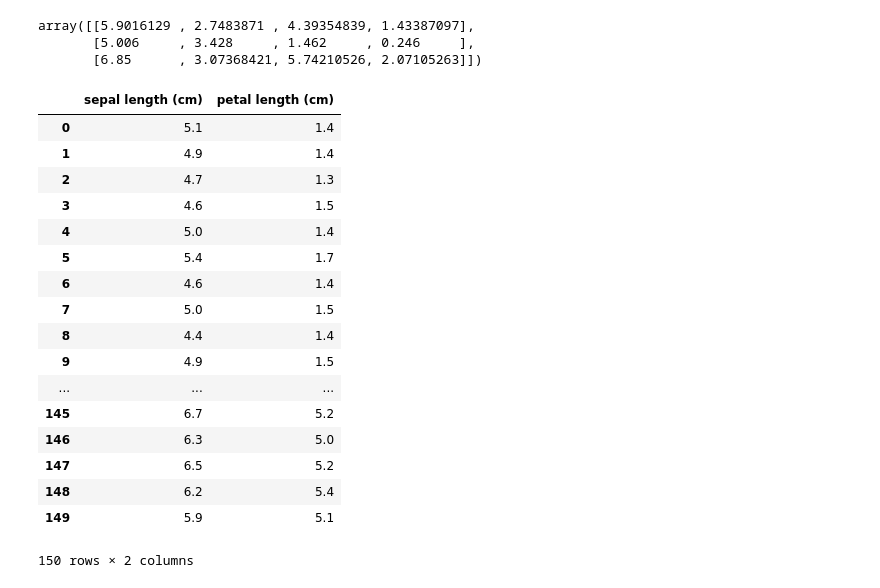
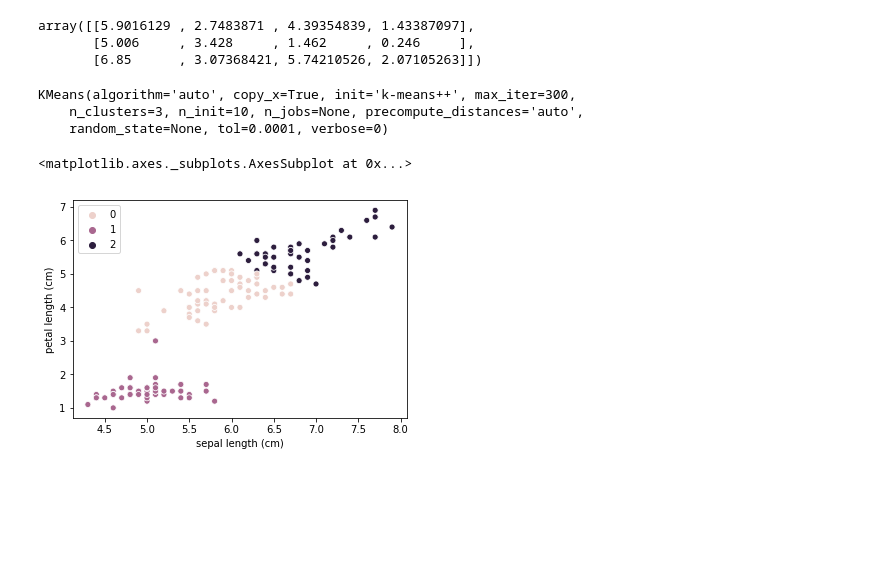
Before and after one commit to grand-coder/ML520, a Jupyter notebook: cluster.ipynb, the cells around one changed output. Saved outputs shown, nothing was run; the diff lists cells and outputs as text; code cells hidden in the pictures; blank space fills up the shorter version.

```diff
--- a/cluster.ipynb
+++ b/cluster.ipynb
@@ -65,23 +65,23 @@ array([[5.9016129 , 2.7483871 , 4.39354839, 1.43387097],
        [6.85      , 3.07368421, 5.74210526, 2.07105263]])
 # %%
 # 為了畫圖, 我重新分群一次(只用兩個特徵)
-df[ ["sepal length (cm)", "petal length (cm)"] ]
+new = df[ ["sepal length (cm)", "petal length (cm)"] ]
+clu = KMeans(n_clusters=3)
+clu.fit(new)
 # %% [output]
-|  | sepal length (cm) | petal length (cm) |
-| 0 | 5.1 | 1.4 |
-| 1 | 4.9 | 1.4 |
-| 2 | 4.7 | 1.3 |
-| 3 | 4.6 | 1.5 |
-| 4 | 5.0 | 1.4 |
-| 5 | 5.4 | 1.7 |
-| 6 | 4.6 | 1.4 |
-| 7 | 5.0 | 1.5 |
-| 8 | 4.4 | 1.4 |
-| 9 | 4.9 | 1.5 |
-| ... | ... | ... |
-| 145 | 6.7 | 5.2 |
-| 146 | 6.3 | 5.0 |
-| 147 | 6.5 | 5.2 |
-| 148 | 6.2 | 5.4 |
-| 149 | 5.9 | 5.1 |
-150 rows × 2 columns
+KMeans(algorithm='auto', copy_x=True, init='k-means++', max_iter=300,
+    n_clusters=3, n_init=10, n_jobs=None, precompute_distances='auto',
+    random_state=None, tol=0.0001, verbose=0)
+# %%
+import matplotlib.pyplot as plt
+import seaborn as sns
+# plt.show()
+# 偷懶指令: 只要那格有圖, 就自動show
+%matplotlib inline
+x = df["sepal length (cm)"]
+y = df["petal length (cm)"]
+h = clu.labels_
+sns.scatterplot(x, y, hue=h)
+# %% [output]
+<matplotlib.axes._subplots.AxesSubplot at 0x...>
+[figure, added]
```
